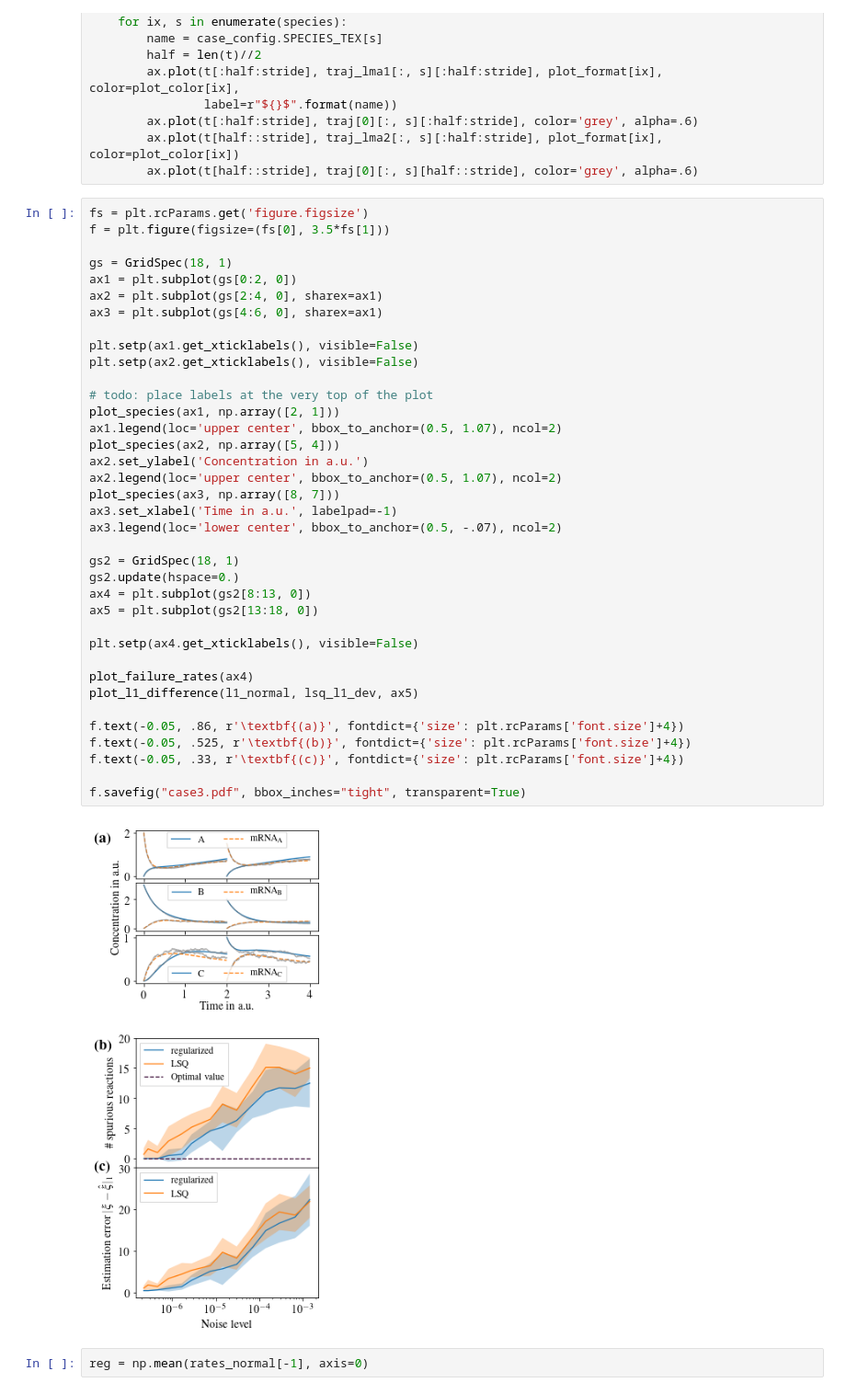
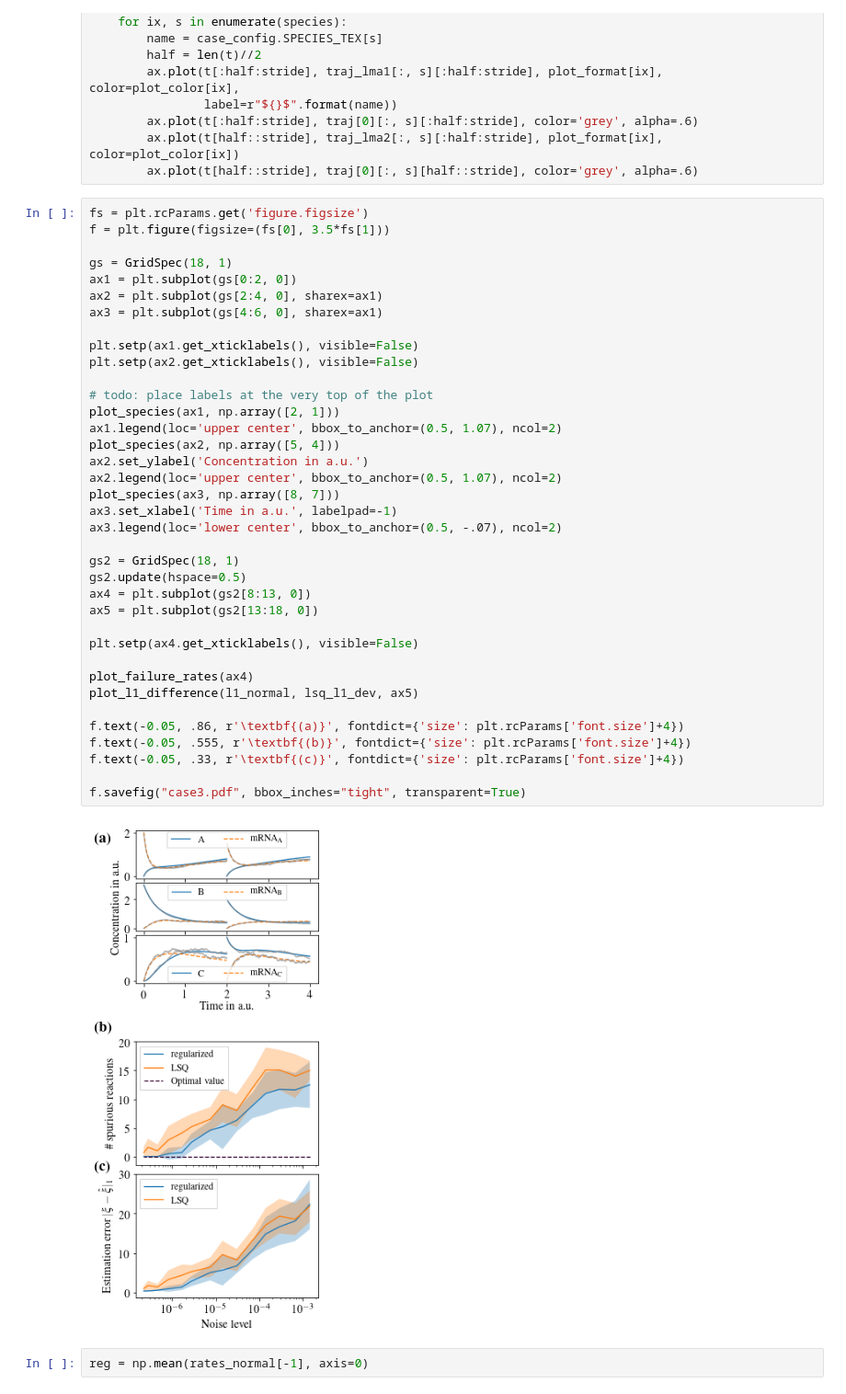
Before and after one commit to readdy/readdy_learn, a Jupyter notebook: docs/makefigures/case3.ipynb, the cells around one changed output. Shown at 92% size. Drawn from its saved outputs; the diff is of its cells as text.

```diff
--- a/docs/makefigures/case3.ipynb
+++ b/docs/makefigures/case3.ipynb
@@ -174,36 +174,36 @@ ax1 = plt.subplot(gs[0:2, 0])
 ax2 = plt.subplot(gs[2:4, 0], sharex=ax1)
 ax3 = plt.subplot(gs[4:6, 0], sharex=ax1)
 
 plt.setp(ax1.get_xticklabels(), visible=False)
 plt.setp(ax2.get_xticklabels(), visible=False)
 
 # todo: place labels at the very top of the plot
 plot_species(ax1, np.array([2, 1]))
 ax1.legend(loc='upper center', bbox_to_anchor=(0.5, 1.07), ncol=2)
 plot_species(ax2, np.array([5, 4]))
 ax2.set_ylabel('Concentration in a.u.')
 ax2.legend(loc='upper center', bbox_to_anchor=(0.5, 1.07), ncol=2)
 plot_species(ax3, np.array([8, 7]))
 ax3.set_xlabel('Time in a.u.', labelpad=-1)
 ax3.legend(loc='lower center', bbox_to_anchor=(0.5, -.07), ncol=2)
 
 gs2 = GridSpec(18, 1)
-gs2.update(hspace=0.)
+gs2.update(hspace=0.5)
 ax4 = plt.subplot(gs2[8:13, 0])
 ax5 = plt.subplot(gs2[13:18, 0])
 
 plt.setp(ax4.get_xticklabels(), visible=False)
 
 plot_failure_rates(ax4)
 plot_l1_difference(l1_normal, lsq_l1_dev, ax5)
 
 f.text(-0.05, .86, r'\textbf{(a)}', fontdict={'size': plt.rcParams['font.size']+4})
-f.text(-0.05, .525, r'\textbf{(b)}', fontdict={'size': plt.rcParams['font.size']+4})
+f.text(-0.05, .555, r'\textbf{(b)}', fontdict={'size': plt.rcParams['font.size']+4})
 f.text(-0.05, .33, r'\textbf{(c)}', fontdict={'size': plt.rcParams['font.size']+4})
 
 f.savefig("case3.pdf", bbox_inches="tight", transparent=True)
 # %% [output]
-[figure, old version]
+[figure, new version]
 # %%
 reg = np.mean(rates_normal[-1], axis=0)
 # %%
```
Also changed, not shown: 8 other files.
